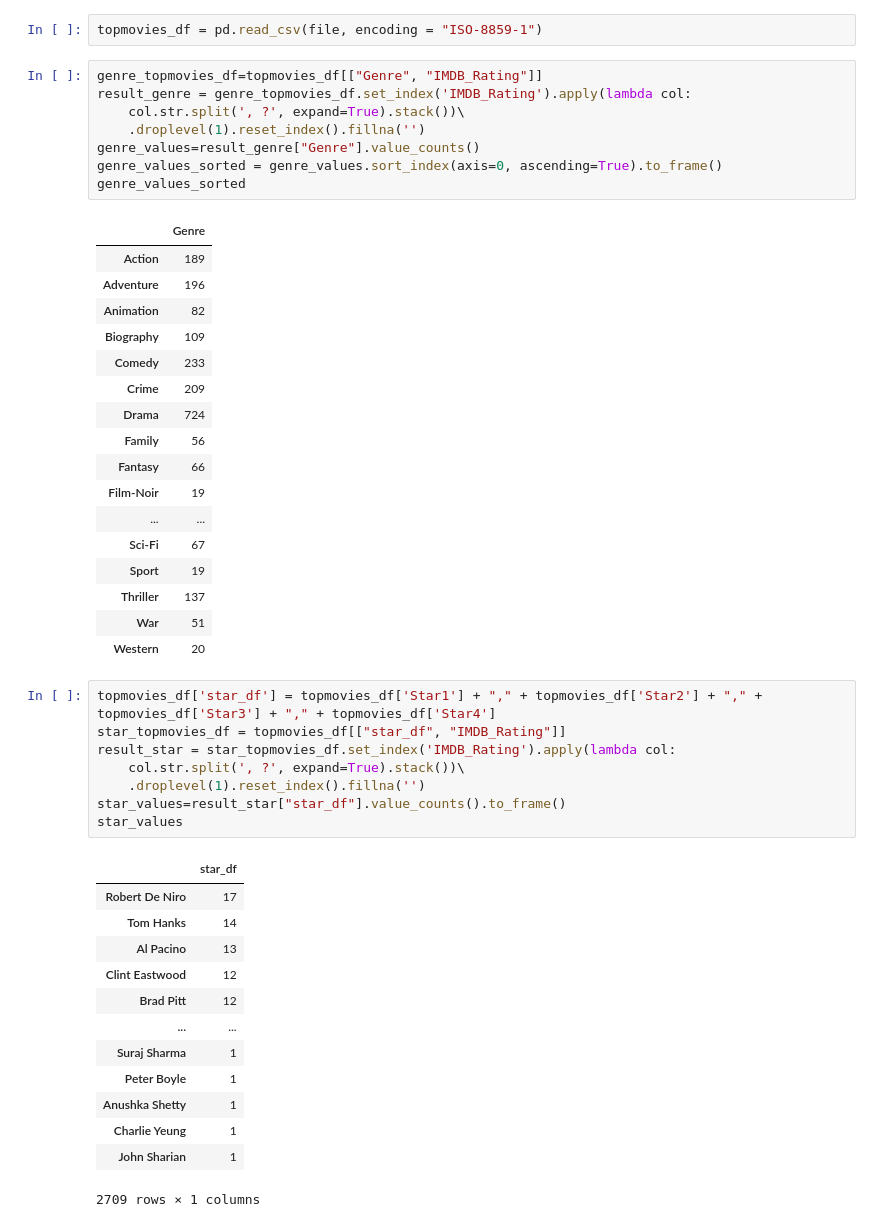
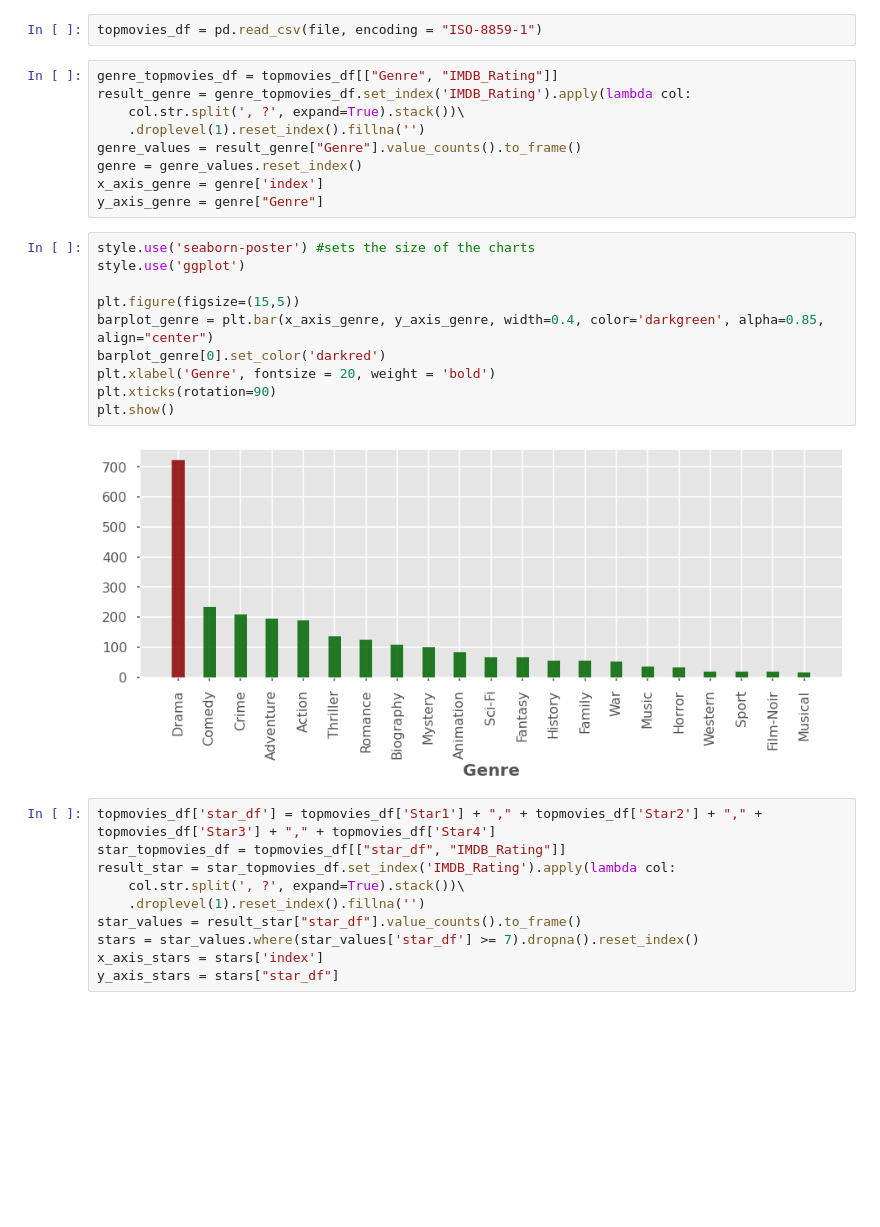
Before and after one commit to saaallyahmed/Mango5, a Jupyter notebook: sm_top1000movie.ipynb, the cells around one changed output. Drawn from its saved outputs; the diff is of its cells as text; blank space fills up the shorter version.

```diff
--- a/sm_top1000movie.ipynb
+++ b/sm_top1000movie.ipynb
@@ -6,50 +11,33 @@ file = '../Mango5/imdb_top_1000.csv'
 # %%
 topmovies_df = pd.read_csv(file, encoding = "ISO-8859-1")
 # %%
-genre_topmovies_df=topmovies_df[["Genre", "IMDB_Rating"]]
+genre_topmovies_df = topmovies_df[["Genre", "IMDB_Rating"]]
 result_genre = genre_topmovies_df.set_index('IMDB_Rating').apply(lambda col:
     col.str.split(', ?', expand=True).stack())\
     .droplevel(1).reset_index().fillna('')
-genre_values=result_genre["Genre"].value_counts()
-genre_values_sorted = genre_values.sort_index(axis=0, ascending=True).to_frame()
-genre_values_sorted
+genre_values = result_genre["Genre"].value_counts().to_frame()
+genre = genre_values.reset_index()
+x_axis_genre = genre['index']
+y_axis_genre = genre["Genre"]
-# %% [output]
-|  | Genre |
-| Action | 189 |
-| Adventure | 196 |
-| Animation | 82 |
-| Biography | 109 |
-| Comedy | 233 |
-| Crime | 209 |
-| Drama | 724 |
-| Family | 56 |
-| Fantasy | 66 |
-| Film-Noir | 19 |
-| ... | ... |
-| Sci-Fi | 67 |
-| Sport | 19 |
-| Thriller | 137 |
-| War | 51 |
-| Western | 20 |
+# %%
+style.use('seaborn-poster') #sets the size of the charts
+style.use('ggplot')
+
+plt.figure(figsize=(15,5))
+barplot_genre = plt.bar(x_axis_genre, y_axis_genre, width=0.4, color='darkgreen', alpha=0.85, align="center")
+barplot_genre[0].set_color('darkred')
+plt.xlabel('Genre', fontsize = 20, weight = 'bold')
+plt.xticks(rotation=90)
+plt.show()
+# %% [output]
+[figure, added]
 # %%
 topmovies_df['star_df'] = topmovies_df['Star1'] + "," + topmovies_df['Star2'] + "," + topmovies_df['Star3'] + "," + topmovies_df['Star4']
 star_topmovies_df = topmovies_df[["star_df", "IMDB_Rating"]]
 result_star = star_topmovies_df.set_index('IMDB_Rating').apply(lambda col:
     col.str.split(', ?', expand=True).stack())\
     .droplevel(1).reset_index().fillna('')
-star_values=result_star["star_df"].value_counts().to_frame()
-star_values
+star_values = result_star["star_df"].value_counts().to_frame()
+stars = star_values.where(star_values['star_df'] >= 7).dropna().reset_index()
+x_axis_stars = stars['index']
+y_axis_stars = stars["star_df"]
-# %% [output]
-|  | star_df |
-| Robert De Niro | 17 |
-| Tom Hanks | 14 |
-| Al Pacino | 13 |
-| Clint Eastwood | 12 |
-| Brad Pitt | 12 |
-| ... | ... |
-| Suraj Sharma | 1 |
-| Peter Boyle | 1 |
-| Anushka Shetty | 1 |
-| Charlie Yeung | 1 |
-| John Sharian | 1 |
-2709 rows × 1 columns
```
Also changed, not shown: parts of 7 cells of this notebook.
